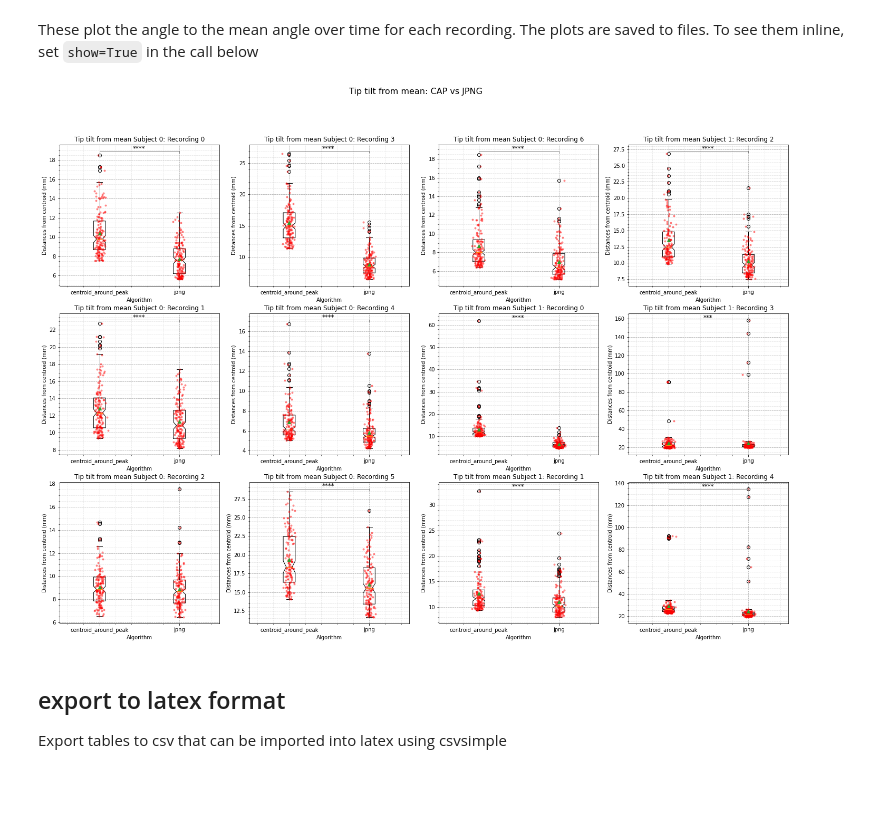
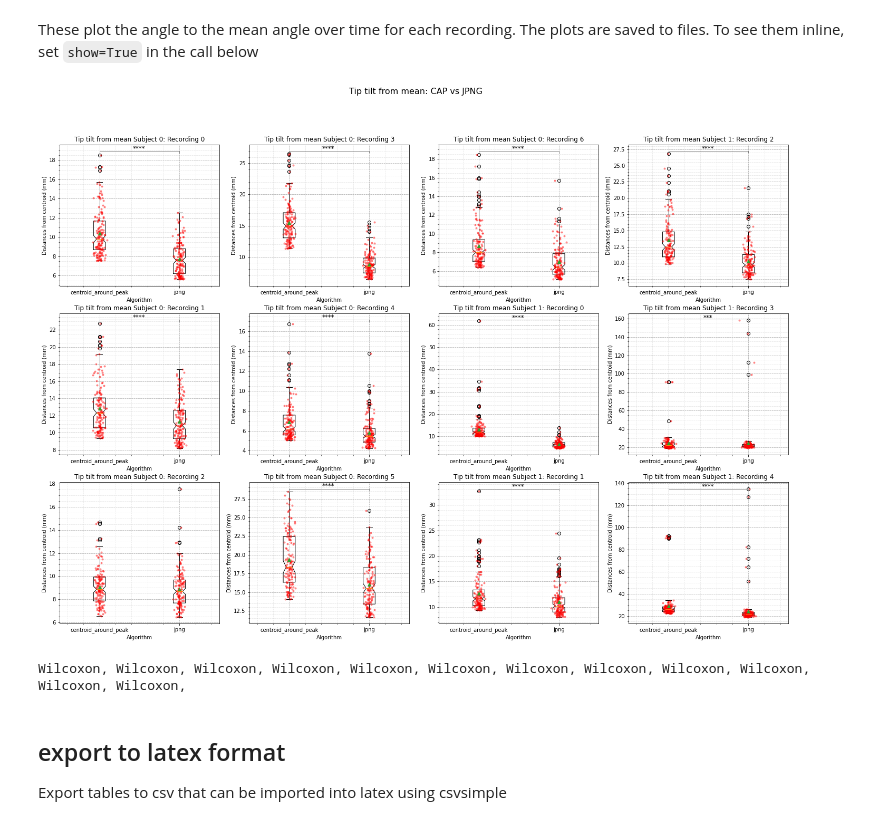
Before and after one commit to WrightGroupSRI/mr-tracking-analysis, a Jupyter notebook: Invivo_Tracking/invivo_tracking_analysis.ipynb, the cells around one changed output. Cells and saved outputs as stored; diff of their text form; code cells hidden in the pictures; blank space fills up the shorter version.

```diff
--- a/Invivo_Tracking/invivo_tracking_analysis.ipynb
+++ b/Invivo_Tracking/invivo_tracking_analysis.ipynb
@@ -393,15 +403,21 @@ fig, axes = plt.subplots(ncols=4, nrows=3, figsize=(20, 15))
 ax_list = list(chain.from_iterable(zip(*axes))) # single iterable list for 2d array
 delta_cols =  [algo+'_deltas' for algo in sel_algos]
 to_plot_df = ablCoordsDF[['Subject','Recording'] + delta_cols]
+stat_tests = []
 
 for idx,row in enumerate(to_plot_df.itertuples()):
     delta_arrs = [getattr(row,delta_cols[0]),getattr(row,delta_cols[1])]
-    delta_plot_refactor('Subject '+str(row.Subject), 'Recording ' + str(row.Recording), delta_arrs, algos=sel_algos,\
+    test = delta_plot_refactor('Subject '+str(row.Subject), 'Recording ' + str(row.Recording), delta_arrs, algos=sel_algos,\
                         axis=ax_list[idx])
+    stat_tests.append(test)
 
 plt.tight_layout()
 fig.subplots_adjust(top=0.88)
 fig.suptitle("Distance between consecutive samples: CAP vs JPNG", fontsize=16)
 plt.savefig(figure_path+'/successiveDistances-boxPlots.png')
 plt.show()
+
+
+for t in stat_tests:
+    print(f'{t}, ',end='')
 # %% [output]
@@ -524,10 +541,11 @@ out = ablCoordsDF.apply(lambda x: orientation_plot(x['Experiment Name'], x['Desc
 # %%
 def orientation_box_plot(experiment_name, description, orientations, axis=None):
     plot = None
+    stat_test = None
     if axis is None:
-        plot = displacement_utils.plot_displacement_boxplot(orientations,set_ymax=None)
+        plot,stat_test = displacement_utils.plot_displacement_boxplot(orientations,set_ymax=None)
     else:
-        plot = displacement_utils.plot_displacement_boxplot(orientations,set_ymax=None, plot=axis)
+        plot,stat_test = displacement_utils.plot_displacement_boxplot(orientations,set_ymax=None, plot=axis)
     title = 'Tip delta orientation ' + experiment_name + ': ' + description
     if axis is None:
         plot.title(title)
@@ -536,17 +554,24 @@ def orientation_box_plot(experiment_name, description, orientations, axis=None):
         plot.show()
     else:
         axis.set_title(title)
+    return stat_test
 # %%
 fig, axes = plt.subplots(ncols=4, nrows=3, figsize=(20, 15))
 ax_list = list(chain.from_iterable(zip(*axes))) # single iterable list for 2d array
 to_plot_df = ablCoordsDF[['Subject','Recording','orientation_deltas']]
+stat_tests = []
 
 for idx,row in enumerate(to_plot_df.itertuples()):
-    orientation_box_plot('Subject '+str(row.Subject), 'Recording ' + str(row.Recording), row.orientation_deltas, axis=ax_list[idx])
+    test = orientation_box_plot('Subject '+str(row.Subject), 'Recording ' + str(row.Recording), row.orientation_deltas, axis=ax_list[idx])
+    stat_tests.append(test)
 
 plt.tight_layout()
 fig.subplots_adjust(top=0.88)
 fig.suptitle("Successive tip orientation angles: CAP vs JPNG", fontsize=16)
 plt.savefig(figure_path+'/tipOrientationDeltaBoxPlot.png')
 plt.show()
+
+
+for t in stat_tests:
+    print(f'{t}, ',end='')
 # %% [output]
@@ -685,10 +711,11 @@ out = ablCoordsDF.apply(lambda x: tilt_from_mean_plot(x['Experiment Name'], x['D
 # %%
 def tip_tilt_box_plot(experiment_name, description, orientations, axis=None):
     plot = None
+    stat_test = None
     if axis is None:
-        plot = displacement_utils.plot_displacement_boxplot(orientations,set_ymax=None)
+        plot,stat_test = displacement_utils.plot_displacement_boxplot(orientations,set_ymax=None)
     else:
-        plot = displacement_utils.plot_displacement_boxplot(orientations,set_ymax=None, plot=axis)
+        plot,stat_test = displacement_utils.plot_displacement_boxplot(orientations,set_ymax=None, plot=axis)
     title = 'Tip tilt from mean ' + experiment_name + ': ' + description
     if axis is None:
         plot.title(title)
@@ -697,21 +724,29 @@ def tip_tilt_box_plot(experiment_name, description, orientations, axis=None):
         plot.show()
     else:
         axis.set_title(title)
+    return stat_test
 # %%
 fig, axes = plt.subplots(ncols=4, nrows=3, figsize=(20, 15))
 ax_list = list(chain.from_iterable(zip(*axes))) # single iterable list for 2d array
 to_plot_df = ablCoordsDF[['Subject','Recording','tip_angles_from_mean']]
+stat_tests = []
 
 for idx,row in enumerate(to_plot_df.itertuples()):
-    tip_tilt_box_plot('Subject '+str(row.Subject), 'Recording ' + str(row.Recording), row.tip_angles_from_mean, axis=ax_list[idx])
+    test = tip_tilt_box_plot('Subject '+str(row.Subject), 'Recording ' + str(row.Recording), row.tip_angles_from_mean, axis=ax_list[idx])
+    stat_tests.append(test)
 
 plt.tight_layout()
 fig.subplots_adjust(top=0.88)
 fig.suptitle("Tip tilt from mean: CAP vs JPNG", fontsize=16)
 plt.savefig(figure_path+'/tipOrientationFromMeanBoxPlot.png')
 plt.show()
+
+
+for t in stat_tests:
+    print(f'{t}, ',end='')
 # %% [output]
-[figure, old version]
+[figure, new version]
+Wilcoxon, Wilcoxon, Wilcoxon, Wilcoxon, Wilcoxon, Wilcoxon, Wilcoxon, Wilcoxon, Wilcoxon, Wilcoxon, Wilcoxon, Wilcoxon,
 # %%
 for algo in displacement_utils.select_algos:
     colName = shorten[algo].upper() + ' mean'
```
Also changed, not shown: parts of 5 cells of this notebook, 3 other files.
